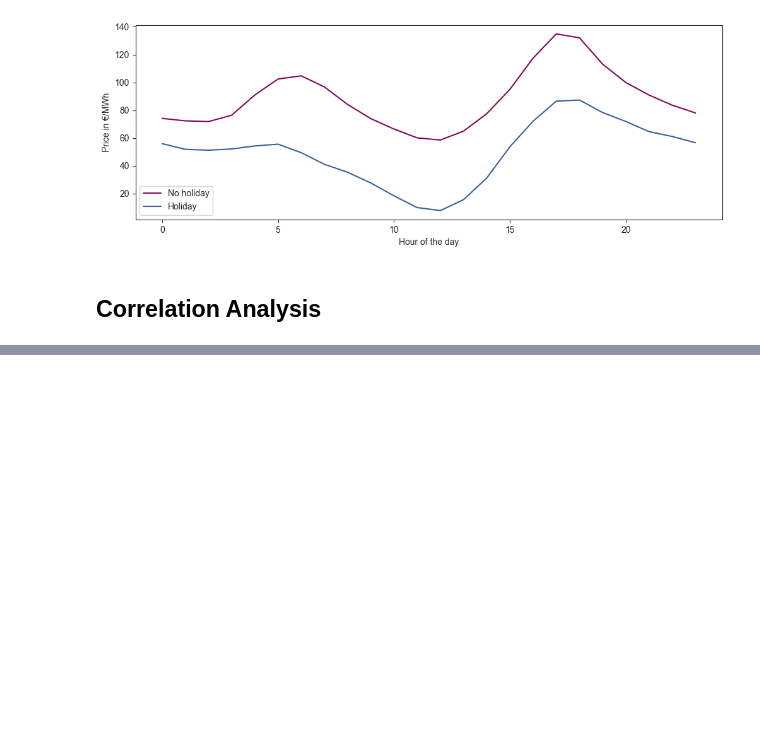
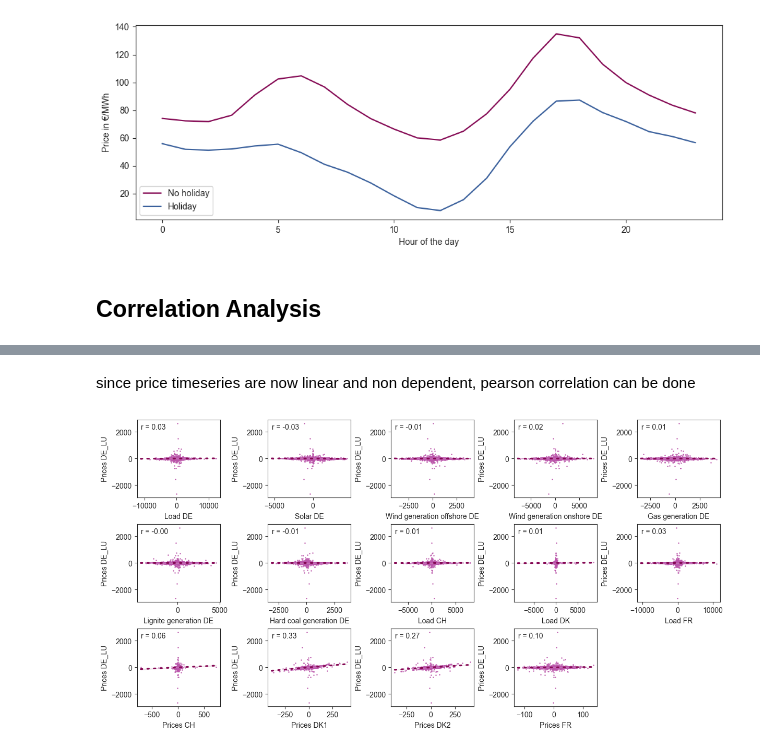
Before and after one commit to valentin-17/epf, a Jupyter notebook: notebooks/exploratory_analysis.ipynb, the cells around one changed output, grey strips where cells are left out. Cells and saved outputs as stored; diff of their text form; code cells hidden in the pictures; blank space fills up the shorter version.

```diff
--- a/notebooks/exploratory_analysis.ipynb
+++ b/notebooks/exploratory_analysis.ipynb
@@ -258,0 +332,41 @@ for col in corr.columns:
+# %% [markdown]
+since price timeseries are now linear and non dependent, pearson correlation can be done
+# %%
+df_corr = corr_diff.corr(method="pearson")
+
+features = ['de_load', 'de_solar_gen', 'de_wind_gen_offshore', 'de_wind_gen_onshore',
+            'de_gas_gen', 'de_lignite_gen', 'de_hard_coal_gen', 'ch_load',
+            'dk_load', 'fr_load', 'ch_prices', 'dk1_prices', 'dk2_prices', 'fr_prices']
+
+sns.set_style("ticks")
+
+# Erstelle Subplots
+n_cols = 5
+n_rows = (len(features) + n_cols - 1) // n_cols
+
+fig, axes = plt.subplots(n_rows, n_cols, figsize=(12, 2 * n_rows), constrained_layout=True)
+
+for i, feature in enumerate(features):
+    row, col = divmod(i, n_cols)
+    ax = axes[row, col]
+
+    corr_coeff = df_corr.loc['de_prices', feature]
+
+    sns.regplot(data=corr_diff, x=feature, y='de_prices', ax=ax,
+                scatter_kws={'color': COLORS['purple'], 'alpha': 0.7, 's': 1},
+                line_kws={'color': COLORS['magenta'], 'dashes': [1,3], 'dash_capstyle': 'round'})
+    ax.set_xlabel(feature_names[feature])
+    ax.set_ylabel('Prices DE_LU')
+
+    ax.annotate(f'r = {corr_coeff:.2f}', xy=(0.05, 0.95), xycoords='axes fraction',
+                fontsize=10, ha='left', va='top', bbox=dict(boxstyle='round', facecolor='white', alpha=0.5))
+
+# Entferne leere Subplots
+for j in range(i + 1, n_rows * n_cols):
+    row, col = divmod(j, n_cols)
+    fig.delaxes(axes[row, col])
+
+plt.savefig("../reports/figures/correlation_point_clouds.pdf", dpi=300, bbox_inches='tight')
+plt.show()
+# %% [output]
+[figure, added]
```
Also changed, not shown: parts of 14 cells of this notebook, 19 other files.
